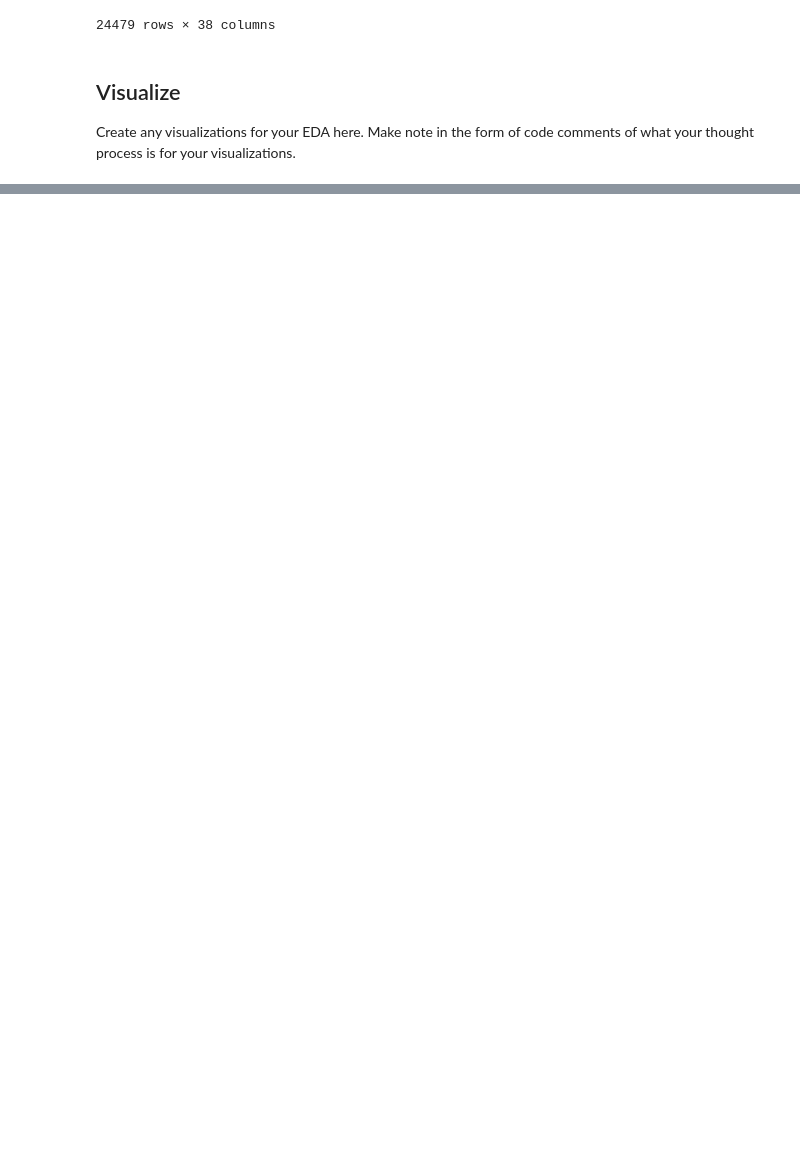
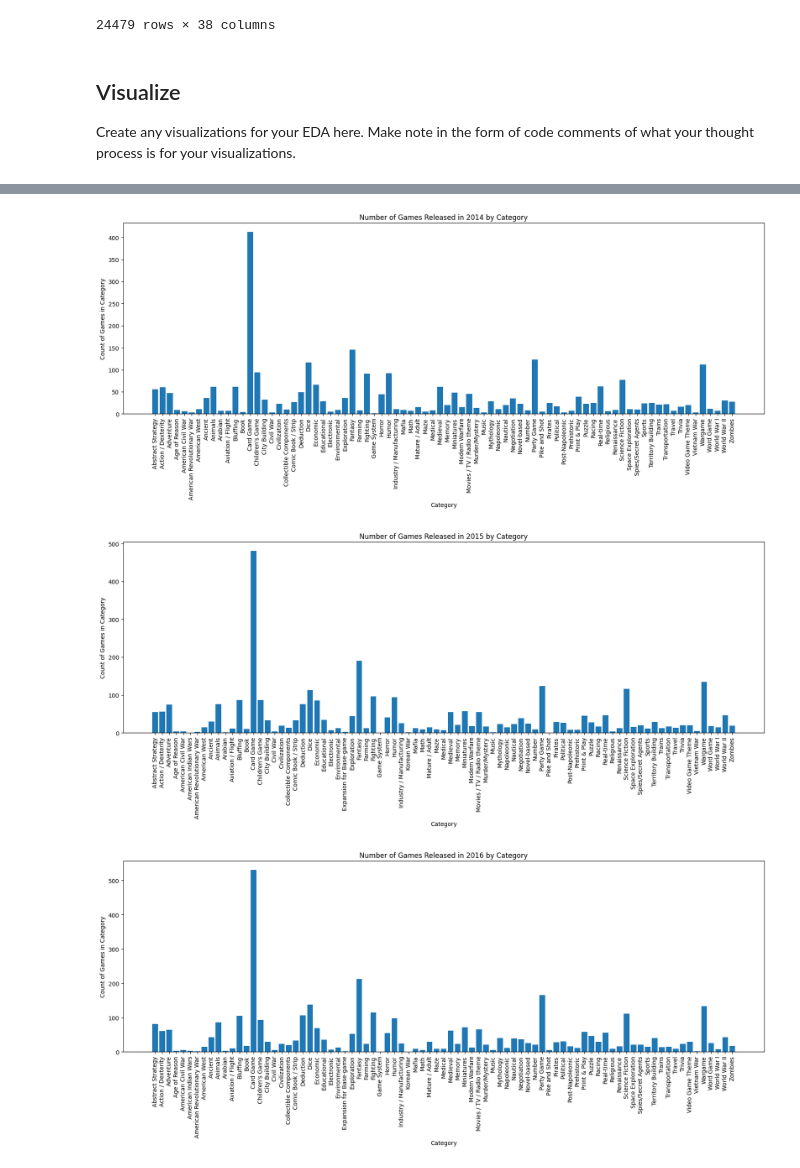
Before and after one commit to DataLore777/eda-checkpoint, a Jupyter notebook: checkpoint-two.ipynb, the cells around one changed output, grey strips where cells are left out. Saved outputs shown, nothing was run; the diff lists cells and outputs as text; code cells hidden in the pictures; blank space fills up the shorter version.

```diff
--- a/checkpoint-two.ipynb
+++ b/checkpoint-two.ipynb
@@ -154,0 +166,19 @@ With your EDA complete, answer the following questions.
+# %%
+current_year = 2024
+last_24_years = range(current_year - 10, current_year+1)
+
+for year in last_24_years:
+    df_year = df_filtered_grouped[df_filtered_grouped['year'] == year]
+
+    fig, ax = plt.subplots(figsize=(20,6))
+
+    ax.bar(df_year['category'], df_year['count'])
+    ax.set_xticklabels(df_year['category'], rotation=90, ha='center')
+    ax.set_xlabel('Category')
+    ax.set_ylabel('Count of Games in Category')
+    ax.set_title(f'Number of Games Released in {year} by Category')
+    plt.show()
+# %% [output]
+[figure, added]
+[figure, added]
+[figure, added]
```
Also changed, not shown: parts of 7 cells of this notebook.
